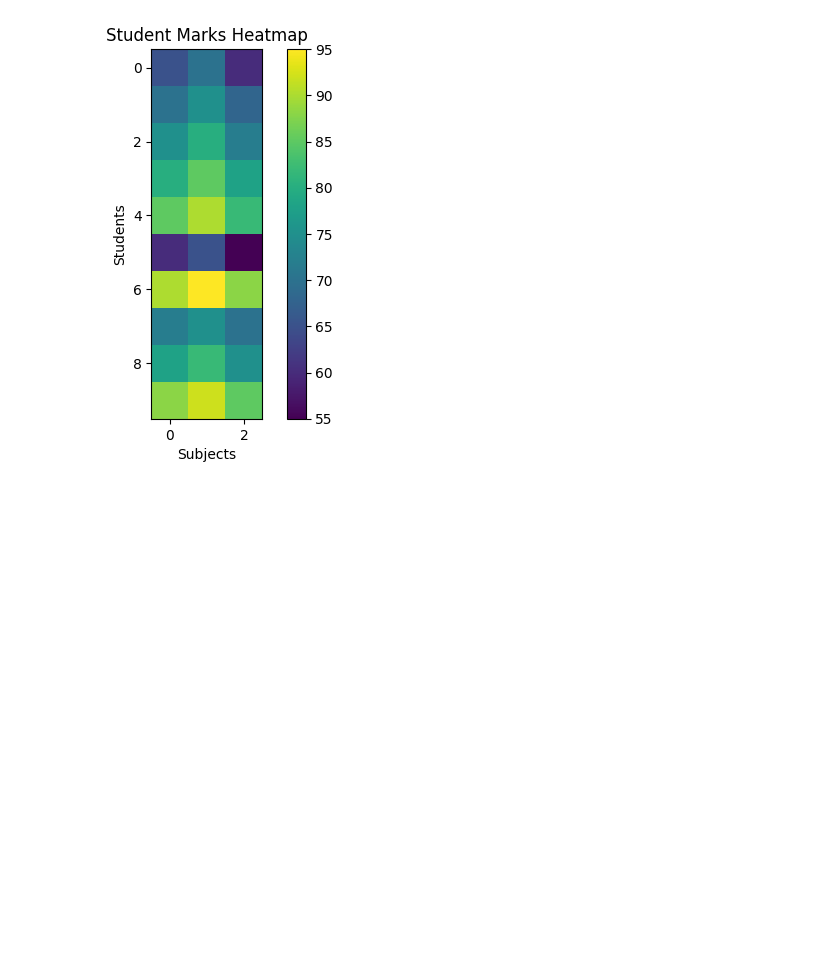
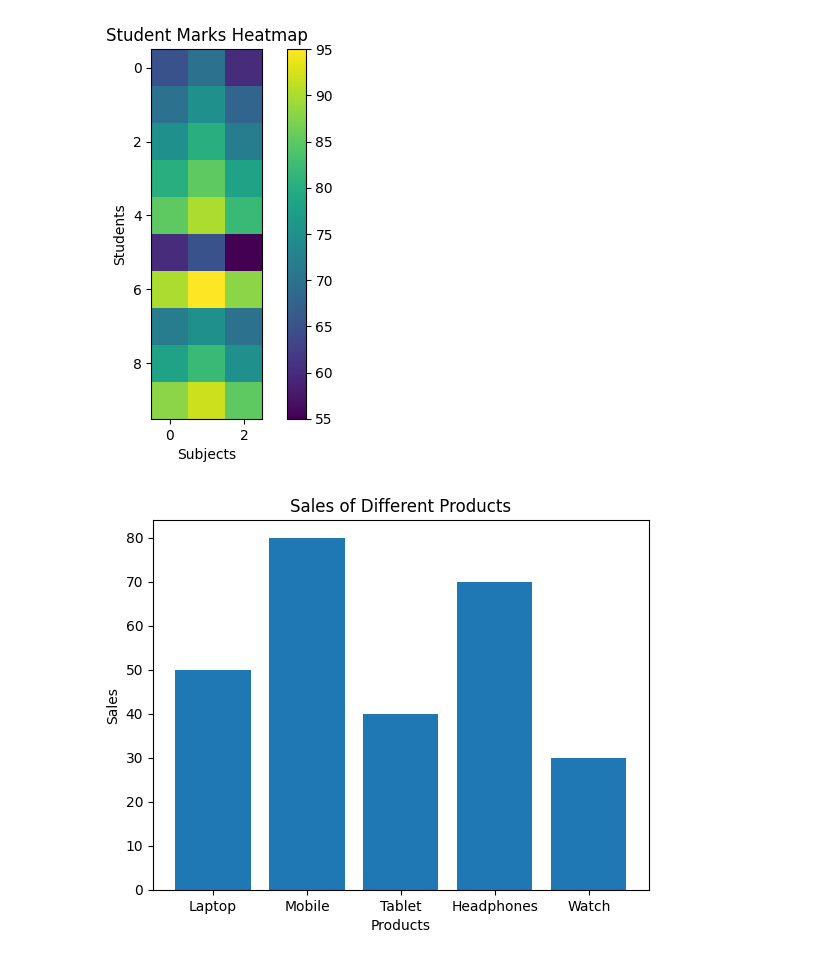
Before and after one commit to yaswanth-tech/da, a Jupyter notebook: matplot.ipynb, the cells around one changed output. Drawn from its saved outputs; the diff is of its cells as text; code cells hidden in the pictures; blank space fills up the shorter version.

```diff
--- a/matplot.ipynb
+++ b/matplot.ipynb
@@ -230,3 +230,17 @@ plt.colorbar()
 # %% [output]
 <matplotlib.colorbar.Colorbar at 0x...>
 [figure]
+# %%
+#day-21 11-09
+import matplotlib.pyplot as plt
+
+products = ["Laptop", "Mobile", "Tablet", "Headphones", "Watch"]
+sales = [50, 80, 40, 70, 30]
+
+plt.bar(products, sales)
+plt.xlabel("Products")
+plt.ylabel("Sales")
+plt.title("Sales of Different Products")
+plt.show()
+# %% [output]
+[figure, added]
```
Also changed, not shown: parts of 31 cells of this notebook.
